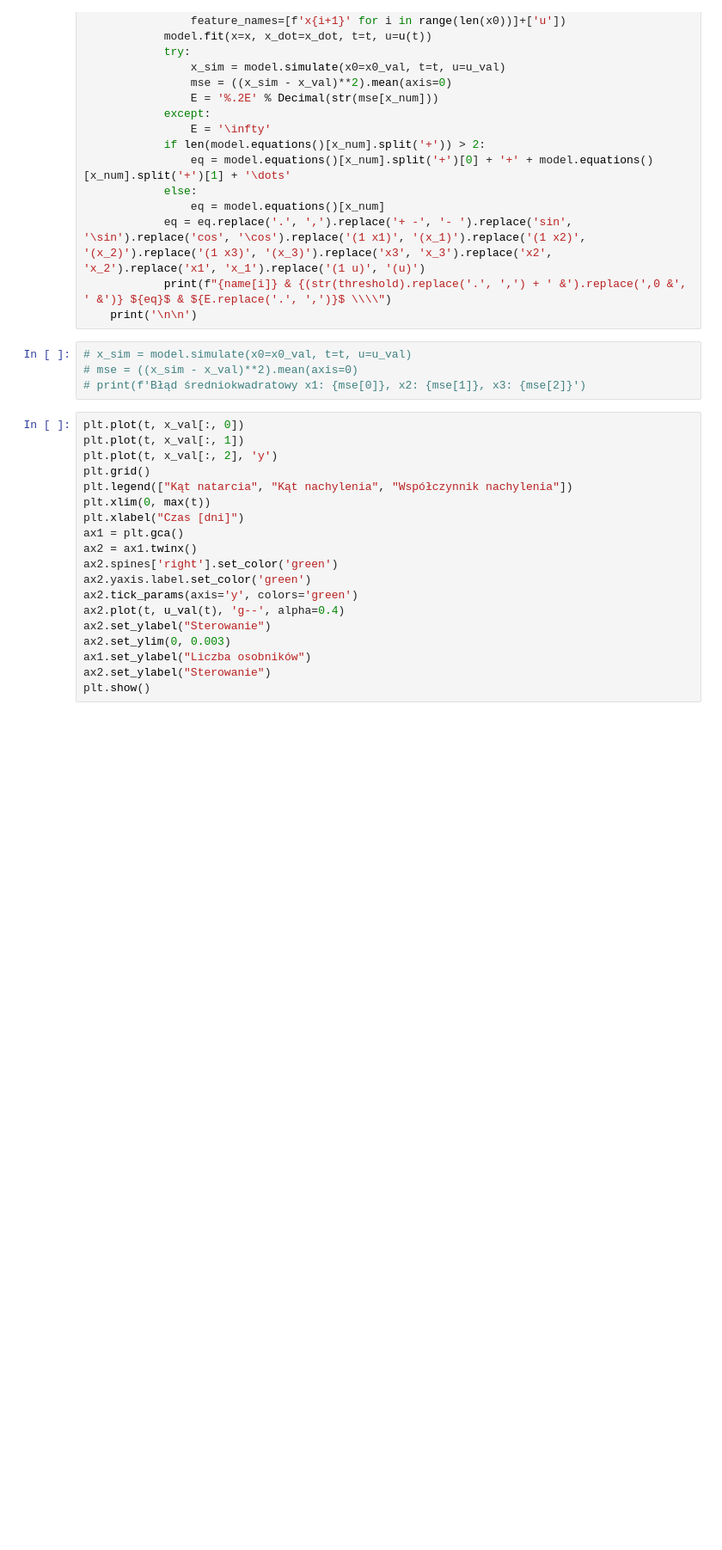
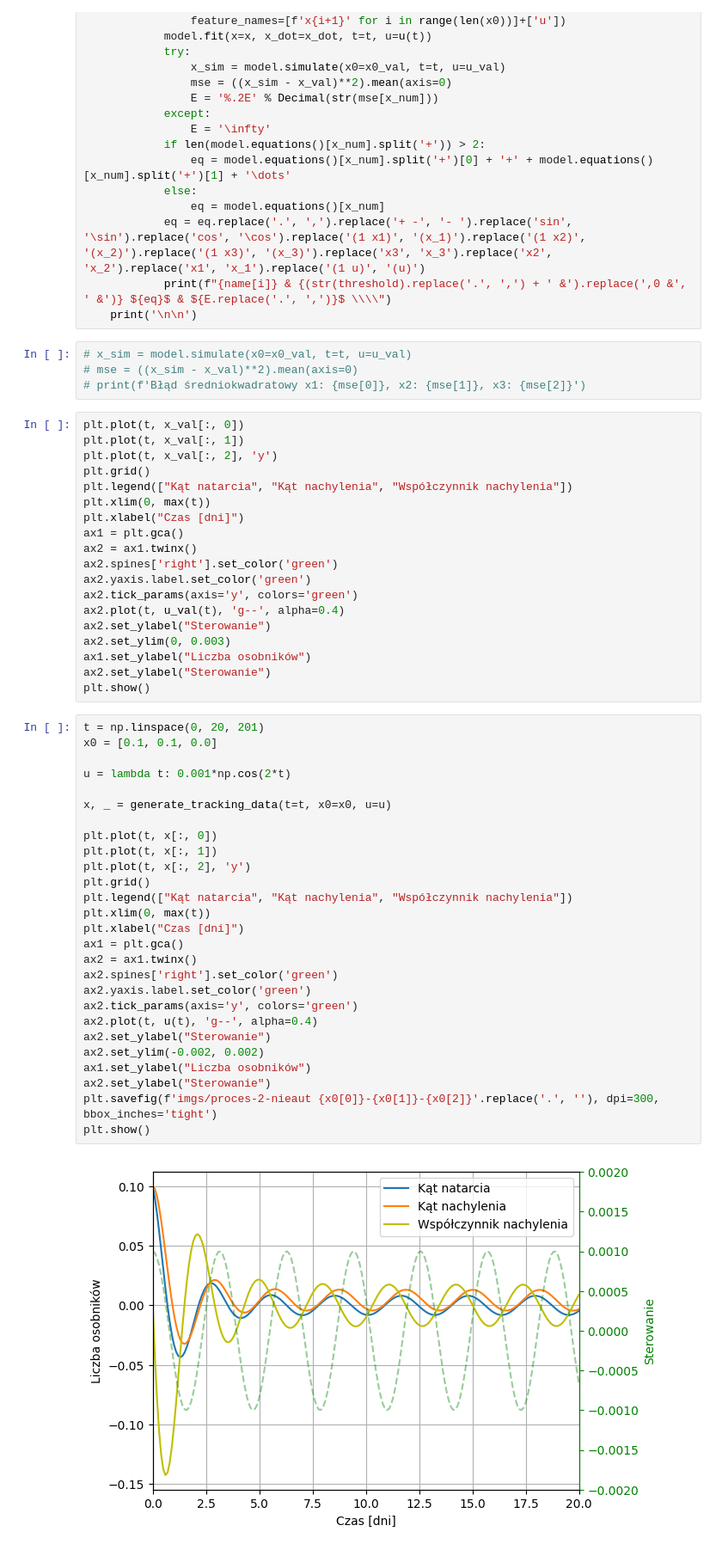
Before and after one commit to pochlebiacz/SINDy-in-MPC, a Jupyter notebook: 2_tracking_with_control.ipynb, the cells around one changed output. Shown at 86% size. Drawn from its saved outputs; the diff is of its cells as text; blank space fills up the shorter version.

```diff
--- a/2_tracking_with_control.ipynb
+++ b/2_tracking_with_control.ipynb
@@ -75,3 +111,32 @@ ax2.set_ylim(0, 0.003)
 ax1.set_ylabel("Liczba osobników")
 ax2.set_ylabel("Sterowanie")
 plt.show()
+# %%
+t = np.linspace(0, 20, 201)
+x0 = [0.1, 0.1, 0.0]
+
+u = lambda t: 0.001*np.cos(2*t)
+
+x, _ = generate_tracking_data(t=t, x0=x0, u=u)
+
+plt.plot(t, x[:, 0])
+plt.plot(t, x[:, 1])
+plt.plot(t, x[:, 2], 'y')
+plt.grid()
+plt.legend(["Kąt natarcia", "Kąt nachylenia", "Współczynnik nachylenia"])
+plt.xlim(0, max(t))
+plt.xlabel("Czas [dni]")
+ax1 = plt.gca()
+ax2 = ax1.twinx()
+ax2.spines['right'].set_color('green')
+ax2.yaxis.label.set_color('green')
+ax2.tick_params(axis='y', colors='green')
+ax2.plot(t, u(t), 'g--', alpha=0.4)
+ax2.set_ylabel("Sterowanie")
+ax2.set_ylim(-0.002, 0.002)
+ax1.set_ylabel("Liczba osobników")
+ax2.set_ylabel("Sterowanie")
+plt.savefig(f'imgs/proces-2-nieaut {x0[0]}-{x0[1]}-{x0[2]}'.replace('.', ''), dpi=300, bbox_inches='tight')
+plt.show()
+# %% [output]
+[figure, added]
```
Also changed, not shown: parts of 5 cells of this notebook, 8 other files.
